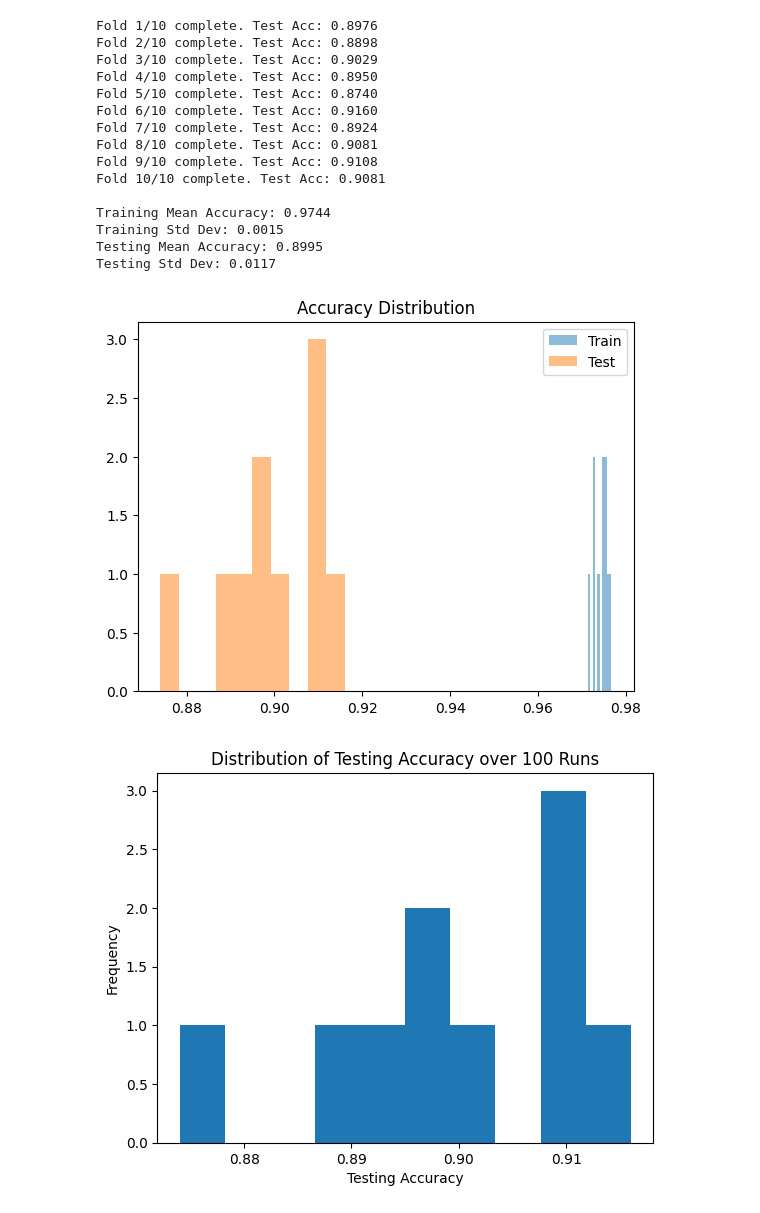
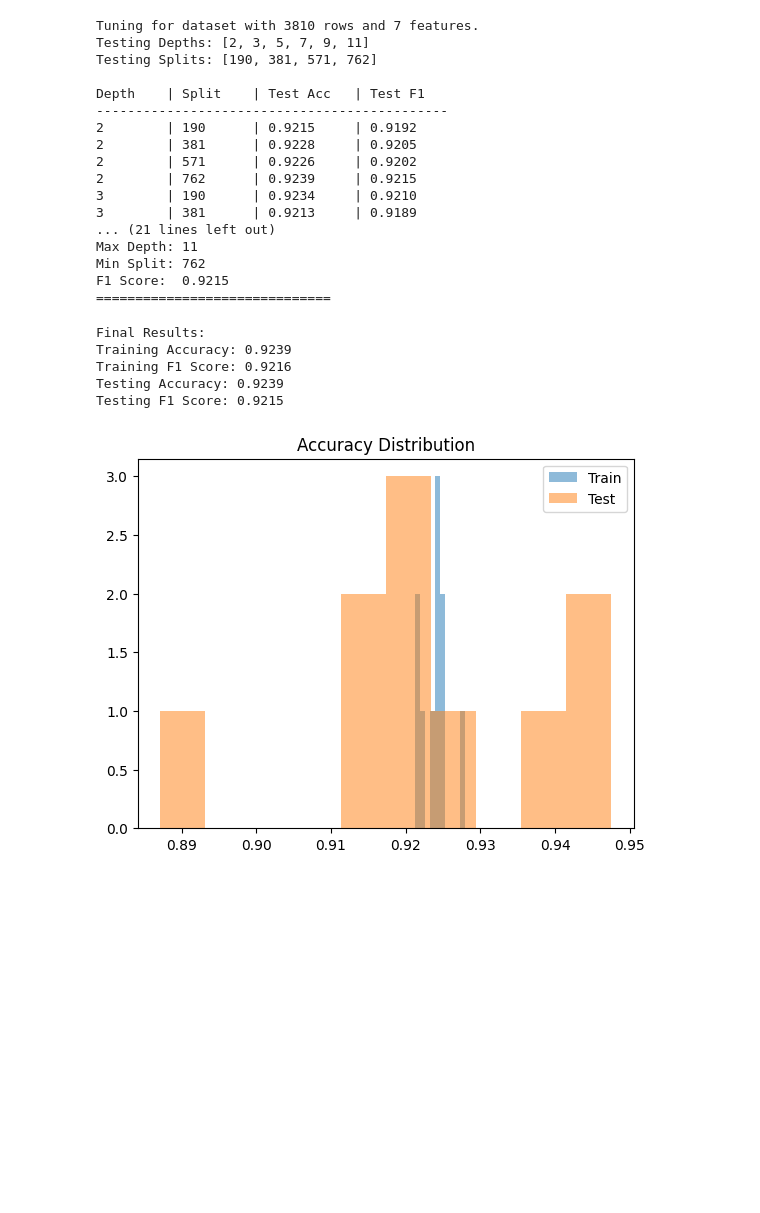
Before and after one commit to 1985lxw/589_final_project, a Jupyter notebook: src/xingwei_nn_dt/decisionTree.ipynb, the cells around one changed output. Saved outputs shown, nothing was run; the diff lists cells and outputs as text; code cells hidden in the pictures; blank space fills up the shorter version.

Commit message:
deleted NN, added fine tuning for decision trees

```diff
--- a/src/xingwei_nn_dt/decisionTree.ipynb
+++ b/src/xingwei_nn_dt/decisionTree.ipynb
@@ -194,45 +295,45 @@ def run_kfold(df, target_col, k=10, max_depth=None, min_samples_split=2):
+# %%
+rice_df = pd.read_csv(rice)
+tune_decision_tree(rice_df, "label")
+# %% [output]
+Tuning for dataset with 3810 rows and 7 features.
+Testing Depths: [2, 3, 5, 7, 9, 11]
+Testing Splits: [190, 381, 571, 762]
+
+Depth    | Split    | Test Acc   | Test F1
+---------------------------------------------
+2        | 190      | 0.9215     | 0.9192
+2        | 381      | 0.9228     | 0.9205
+2        | 571      | 0.9226     | 0.9202
+2        | 762      | 0.9239     | 0.9215
+3        | 190      | 0.9234     | 0.9210
+3        | 381      | 0.9213     | 0.9189
+... (21 lines left out)
+Max Depth: 11
+Min Split: 762
+F1 Score:  0.9215
+==============================
 # %%
 rice_df = pd.read_csv(rice)
-train_acc, test_acc = run_kfold(rice_df, "label", max_depth=5, min_samples_split=30)
+tr_acc, te_acc, tr_f1, te_f1 = run_kfold(rice_df, "label", k=10, max_depth=11, min_samples_split=762)
 
-print(f"\nTraining Mean Accuracy: {np.mean(train_acc):.4f}")
-print(f"Training Std Dev: {np.std(train_acc):.4f}")
+print(f"\nFinal Results:")
+print(f"Training Accuracy: {np.mean(tr_acc):.4f}")
+print(f"Training F1 Score: {np.mean(tr_f1):.4f}")
+print(f"Testing Accuracy: {np.mean(te_acc):.4f}")
+print(f"Testing F1 Score: {np.mean(te_f1):.4f}")
 
-test_mean = np.mean(test_acc)
-test_std = np.std(test_acc)
-
-print(f"Testing Mean Accuracy: {test_mean:.4f}")
-print(f"Testing Std Dev: {test_std:.4f}")
-
-plt.hist(train_acc, bins=10, alpha=0.5, label='Train')
-plt.hist(test_acc, bins=10, alpha=0.5, label='Test')
+plt.hist(tr_acc, bins=10, alpha=0.5, label='Train')
+plt.hist(te_acc, bins=10, alpha=0.5, label='Test')
 plt.legend()
 plt.title("Accuracy Distribution")
 plt.show()
-
-plt.figure()
-plt.hist(test_acc, bins=10)
-plt.xlabel("Testing Accuracy")
-plt.ylabel("Frequency")
-plt.title("Distribution of Testing Accuracy over 100 Runs")
-plt.show()
 # %% [output]
-Fold 1/10 complete. Test Acc: 0.8976
-Fold 2/10 complete. Test Acc: 0.8898
-Fold 3/10 complete. Test Acc: 0.9029
-Fold 4/10 complete. Test Acc: 0.8950
-Fold 5/10 complete. Test Acc: 0.8740
-Fold 6/10 complete. Test Acc: 0.9160
-Fold 7/10 complete. Test Acc: 0.8924
-Fold 8/10 complete. Test Acc: 0.9081
-Fold 9/10 complete. Test Acc: 0.9108
-Fold 10/10 complete. Test Acc: 0.9081
-
-Training Mean Accuracy: 0.9744
-Training Std Dev: 0.0015
-Testing Mean Accuracy: 0.8995
-Testing Std Dev: 0.0117
+Final Results:
+Training Accuracy: 0.9239
+Training F1 Score: 0.9216
+Testing Accuracy: 0.9239
+Testing F1 Score: 0.9215
-[figure, old version]
+[figure, new version]
-[figure, removed]
 # %%
 credit_df = pd.read_csv(credit)
```
Also changed, not shown: parts of 5 cells of this notebook, 10 other files.
